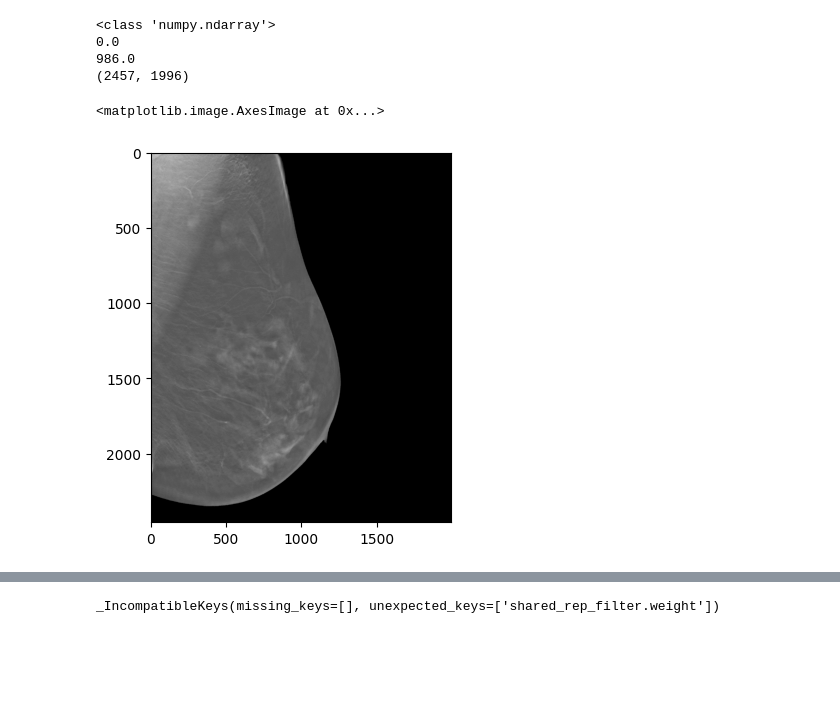
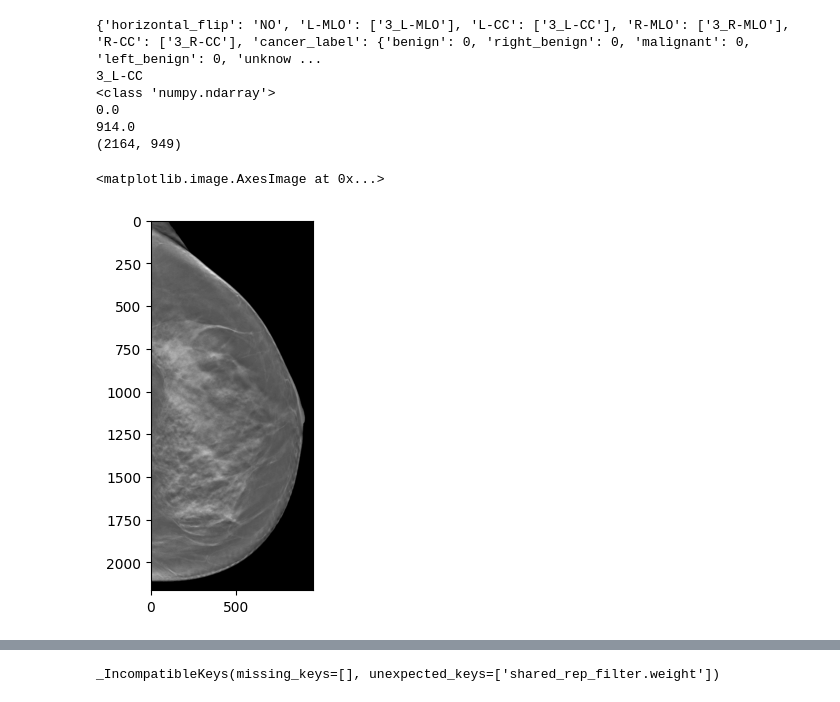
Before and after one commit to cpheidelberg/proj-dicomGmic-lightning, a Jupyter notebook: testDICOM.ipynb, the cells around one changed output, grey strips where cells are left out. Drawn from its saved outputs; the diff is of its cells as text; code cells hidden in the pictures; blank space fills up the shorter version.

```diff
--- a/testDICOM.ipynb
+++ b/testDICOM.ipynb
@@ -61,23 +118,30 @@ print(sample.shape)
 # %%
-path = "output.png"
+with open("../Data/BSC-DBT/output/data.pkl", "rb") as f:
+    exam_list = pickle.load(f)
+
+print(exam_list[0])
+datum = exam_list[0]
 view = "L-CC"
-horizontal_flip = "YES"
+short_file_path = datum[view][0]
+print(short_file_path)
 
 loaded_image = loading.load_image(
-                    image_path=path,
-                    view=view, horizontal_flip=horizontal_flip)
+                    image_path=os.path.join("../Data/BSC-DBT/output/cropped_images/", short_file_path + ".png"),
+                    view=view, horizontal_flip=datum["horizontal_flip"])
 
 print(type(loaded_image))
 print(np.min(loaded_image))
 print(np.max(loaded_image))
 print(loaded_image.shape)
 
 plt.imshow(loaded_image, cmap="gray")
 # %% [output]
+{'horizontal_flip': 'NO', 'L-MLO': ['3_L-MLO'], 'L-CC': ['3_L-CC'], 'R-MLO': ['3_R-MLO'], 'R-CC': ['3_R-CC'], 'cancer_label': {'benign': 0, 'right_benign': 0, 'malignant': 0, 'left_benign': 0, 'unknow ...
+3_L-CC
 <class 'numpy.ndarray'>
 0.0
-986.0
-(2457, 1996)
+914.0
+(2164, 949)
 <matplotlib.image.AxesImage at 0x...>
-[figure, old version]
+[figure, new version]
 # %%
```
Also changed, not shown: parts of 15 cells of this notebook.
